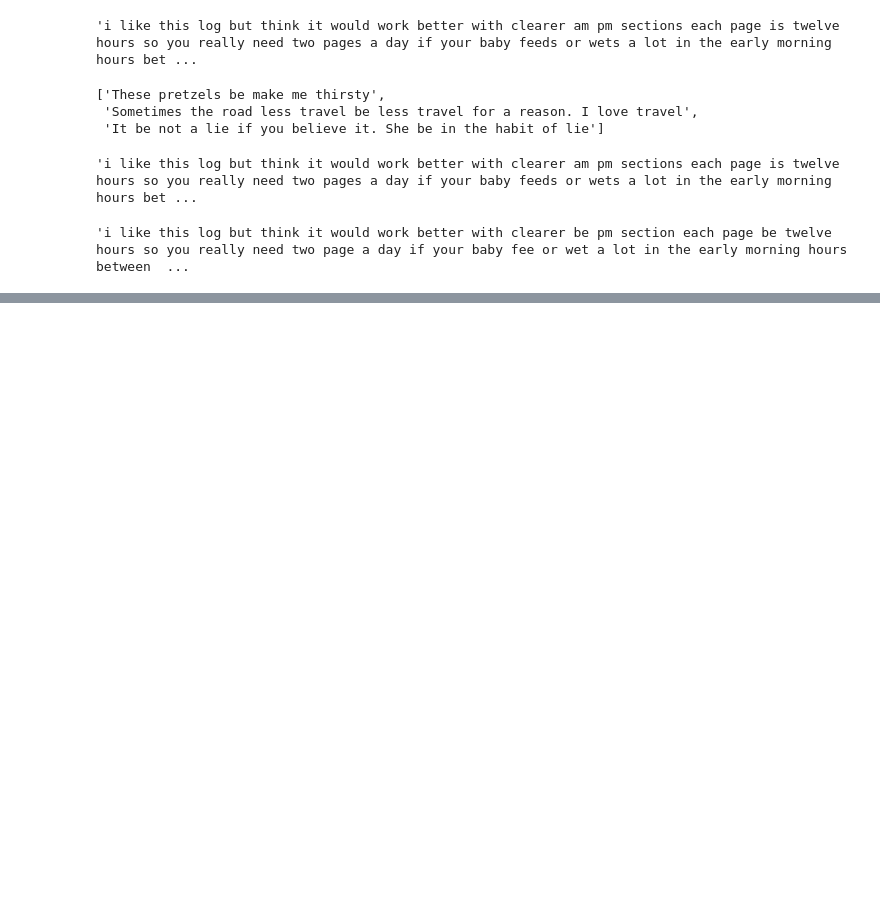
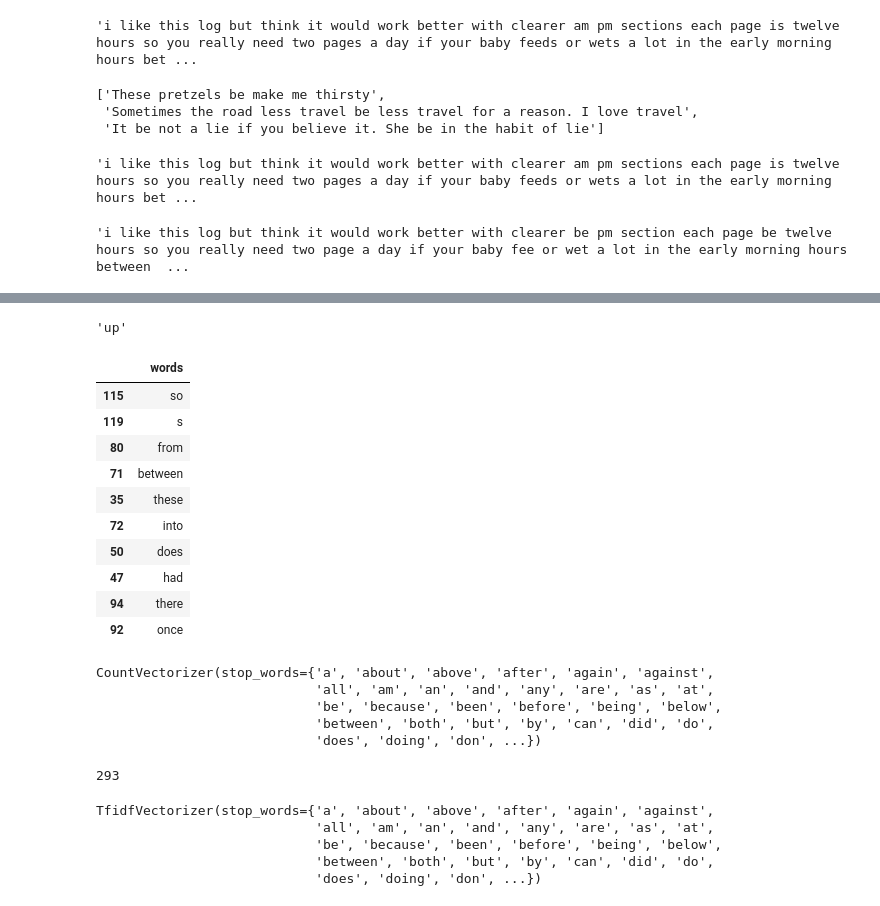
Before and after one commit to nehakale1403/Machine_Learning_Pluralsight, a Jupyter notebook: PreparingDataForFeatureEngineeringAndML/TokanizationNormalizationAndVectorizationOfTextData.ipynb, the cells around one changed output, grey strips where cells are left out. Saved outputs shown, nothing was run; the diff lists cells and outputs as text; code cells hidden in the pictures; blank space fills up the shorter version.

```diff
--- a/PreparingDataForFeatureEngineeringAndML/TokanizationNormalizationAndVectorizationOfTextData.ipynb
+++ b/PreparingDataForFeatureEngineeringAndML/TokanizationNormalizationAndVectorizationOfTextData.ipynb
@@ -241,0 +323,24 @@ documents[2]
+# %%
+count_vectorizer.get_feature_names()[336]
+# %% [output]
+'up'
+# %%
+stop_words_df = pd.read_csv("datasets/stopwords/english",
+                           engine='python',
+                           header=None,
+                           usecols=[0],
+                           names=['words'])
+# %%
+stop_words_df.sample(10)
+# %% [output]
+|  | words |
+| 115 | so |
+| 119 | s |
+| 80 | from |
+| 71 | between |
+| 35 | these |
+| 72 | into |
+| 50 | does |
+| 47 | had |
+| 94 | there |
+| 92 | once |
@@ -241,0 +349,14 @@ documents[2]
+# %%
+count_vectorizer = CountVectorizer(stop_words = stop_words)
+
+count_vectorizer.fit(documents)
+# %% [output]
+CountVectorizer(stop_words={'a', 'about', 'above', 'after', 'again', 'against',
+                            'all', 'am', 'an', 'and', 'any', 'are', 'as', 'at',
+                            'be', 'because', 'been', 'before', 'being', 'below',
+                            'between', 'both', 'but', 'by', 'can', 'did', 'do',
+                            'does', 'doing', 'don', ...})
+# %%
+len(count_vectorizer.vocabulary_)
+# %% [output]
+293
@@ -241,0 +365,10 @@ documents[2]
+# %%
+tfidf_vectorizer = TfidfVectorizer(stop_words = stop_words)
+
+tfidf_vectorizer.fit(documents)
+# %% [output]
+TfidfVectorizer(stop_words={'a', 'about', 'above', 'after', 'again', 'against',
+                            'all', 'am', 'an', 'and', 'any', 'are', 'as', 'at',
+                            'be', 'because', 'been', 'before', 'being', 'below',
+                            'between', 'both', 'but', 'by', 'can', 'did', 'do',
+                            'does', 'doing', 'don', ...})
```
Also changed, not shown: parts of 17 cells of this notebook, 1 other file.
